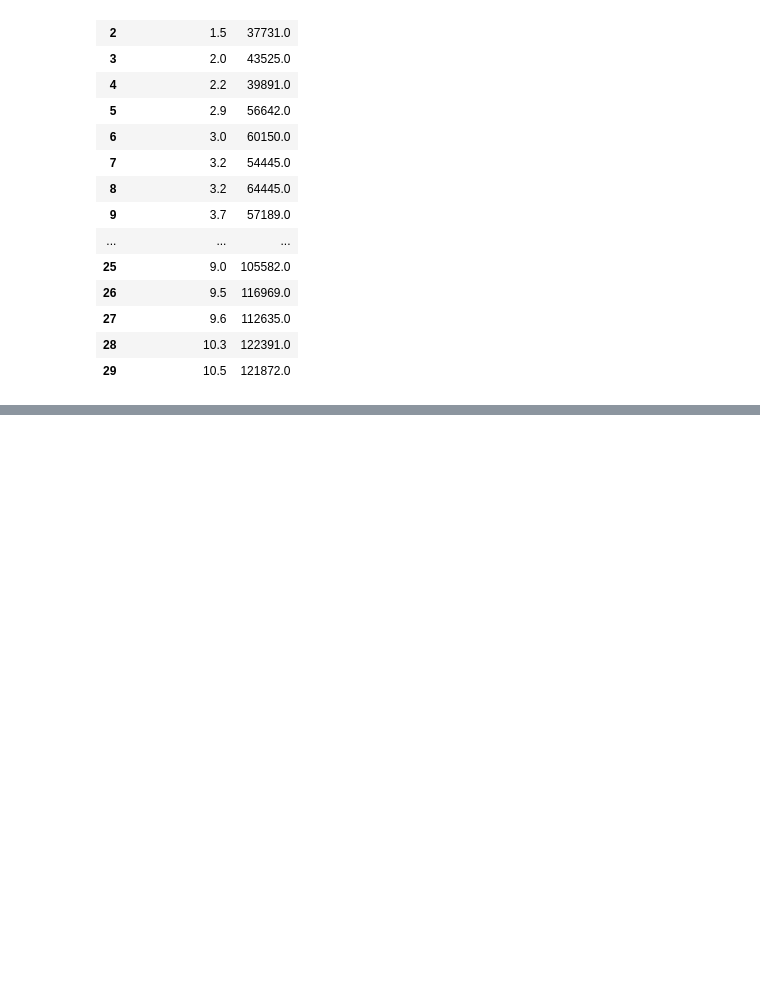
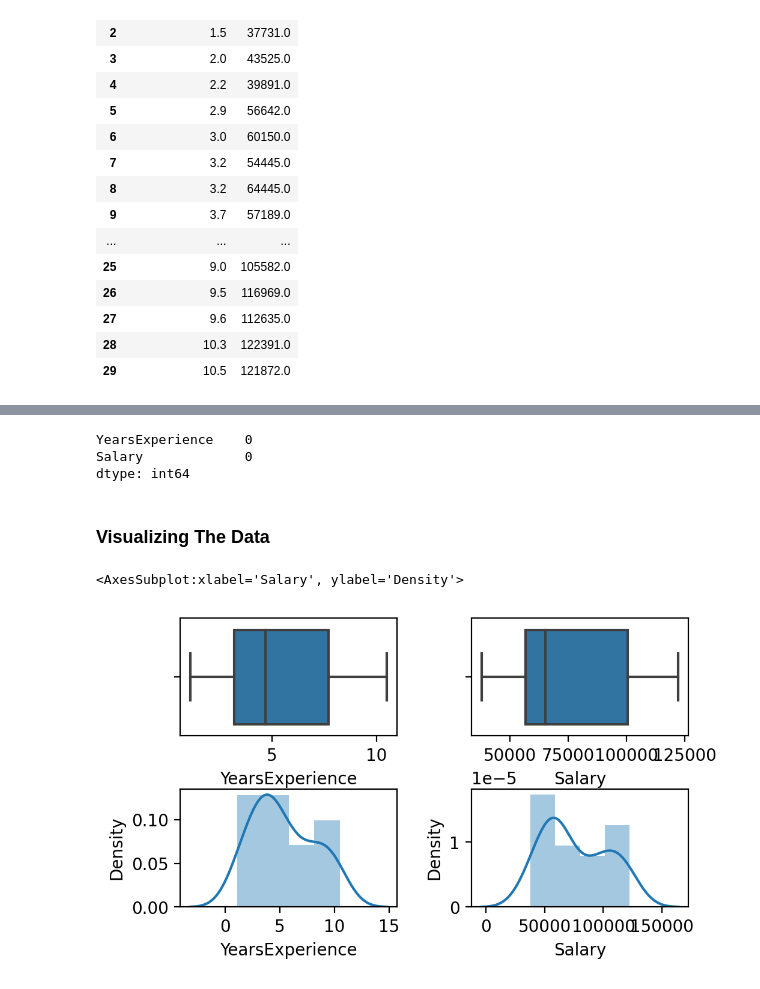
Before and after one commit to kunal-mallick/Data-Science-Assignments, a Jupyter notebook: 04_Simple Linear Regression/Code/Q2.ipynb, the cells around one changed output, grey strips where cells are left out. Cells and saved outputs as stored; diff of their text form; code cells hidden in the pictures; blank space fills up the shorter version.

```diff
--- a/04_Simple Linear Regression/Code/Q2.ipynb
+++ b/04_Simple Linear Regression/Code/Q2.ipynb
@@ -38,0 +71,19 @@ df
+# %%
+df.isna().sum()
+# %% [output]
+YearsExperience    0
+Salary             0
+dtype: int64
+# %% [markdown]
+### Visualizing The Data
+# %%
+fig, ax = plt.subplots(2,2)
+plt.tight_layout()
+
+sns.boxplot(df['YearsExperience'], ax = ax[0,0])
+sns.boxplot(df['Salary'], ax = ax[0,1])
+sns.distplot(df['YearsExperience'], ax = ax[1,0])
+sns.distplot(df['Salary'], ax = ax[1,1])
+# %% [output]
+<AxesSubplot:xlabel='Salary', ylabel='Density'>
+[figure, added]
```
Also changed, not shown: parts of 38 cells of this notebook.
